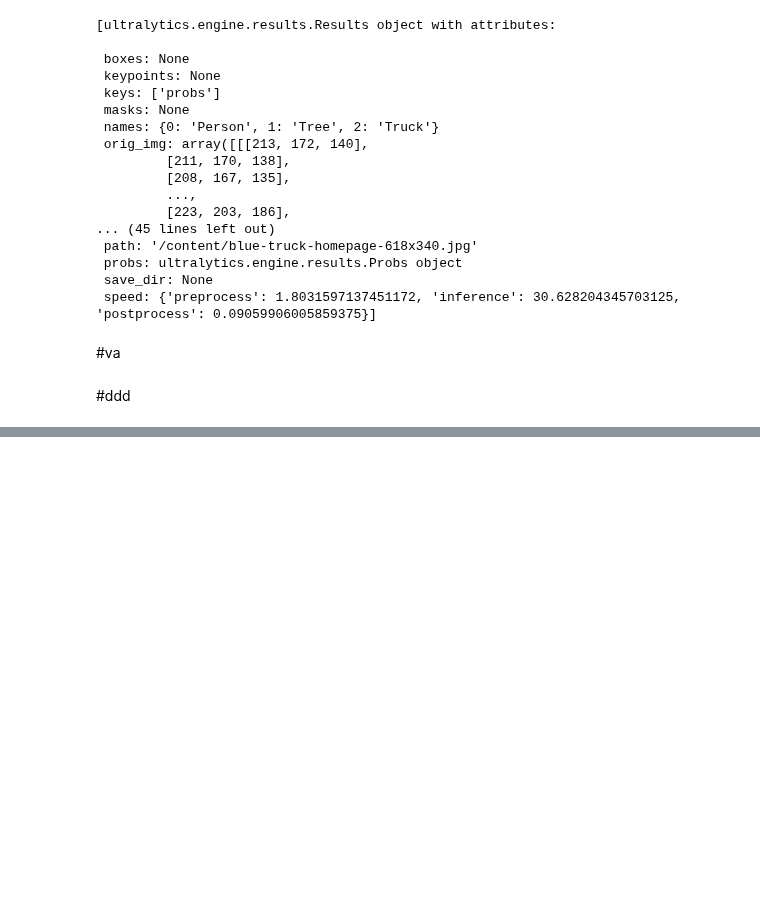
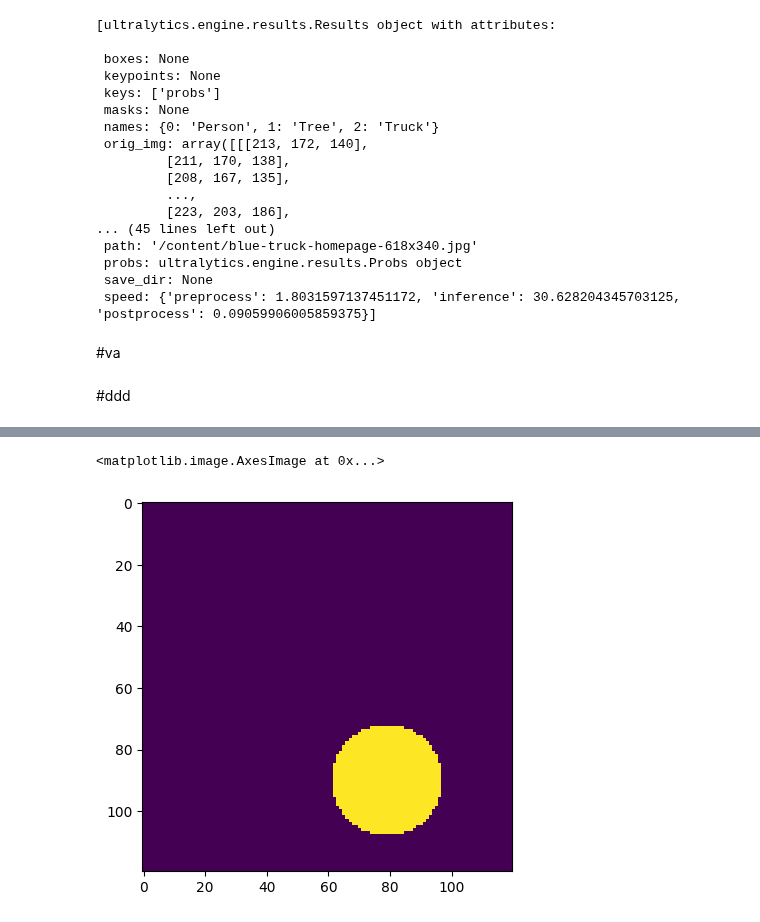
Before and after one commit to mralamdari/YOLO, a Jupyter notebook: Yolo_v8.ipynb, the cells around one changed output, grey strips where cells are left out. Cells and saved outputs as stored; diff of their text form; code cells hidden in the pictures; blank space fills up the shorter version.

```diff
--- a/Yolo_v8.ipynb
+++ b/Yolo_v8.ipynb
@@ -450,0 +425,7 @@ session = fo.launch_app(dataset)
+# %%
+path = '/content/datasets/train/images/img_0.png'
+import matplotlib.pyplot as plt
+plt.imshow(plt.imread(path))
+# %% [output]
+<matplotlib.image.AxesImage at 0x...>
+[figure, added]
```
Also changed, not shown: parts of 5 cells of this notebook.
